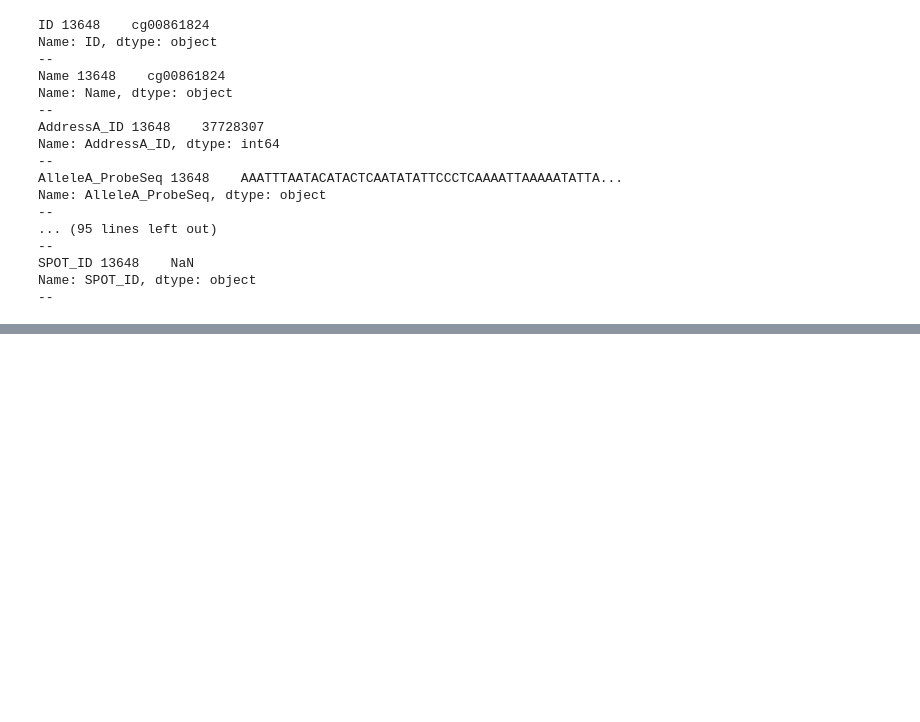
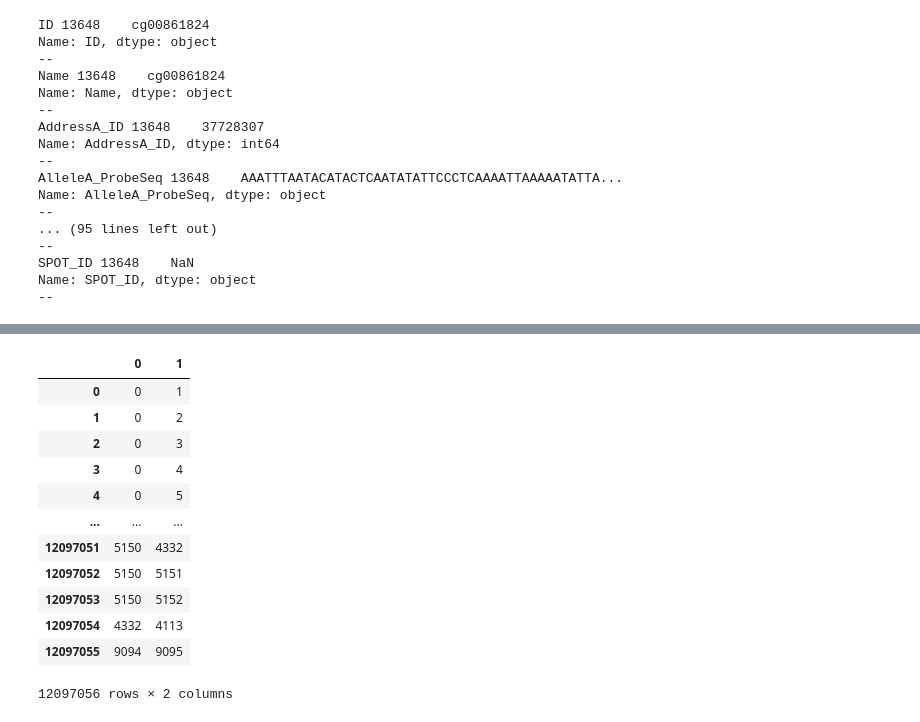
Before and after one commit to anuprulez/nanosampler, a Jupyter notebook: AML/analyse_niapu_features-only-pos-corr-test.ipynb, the cells around one changed output, grey strips where cells are left out. Saved outputs shown, nothing was run; the diff lists cells and outputs as text; code cells hidden in the pictures; blank space fills up the shorter version.

```diff
--- a/AML/analyse_niapu_features-only-pos-corr-test.ipynb
+++ b/AML/analyse_niapu_features-only-pos-corr-test.ipynb
@@ -771,0 +792,18 @@ plt.savefig("Confusion_matrix_NPPI_{}_NEpochs_{}.pdf".format(n_edges, n_epo), dp
+# %%
+base_path = "naipu_processed_data/only_positive_corr_data/"
+df_gene_gene_rel = pd.read_csv(base_path + "out_links_only_positive_corr", sep=" ", header=None)
+df_gene_gene_rel
+# %% [output]
+|  | 0 | 1 |
+| 0 | 0 | 1 |
+| 1 | 0 | 2 |
+| 2 | 0 | 3 |
+| 3 | 0 | 4 |
+| 4 | 0 | 5 |
+| ... | ... | ... |
+| 12097051 | 5150 | 4332 |
+| 12097052 | 5150 | 5151 |
+| 12097053 | 5150 | 5152 |
+| 12097054 | 4332 | 4113 |
+| 12097055 | 9094 | 9095 |
+12097056 rows × 2 columns
```
Also changed, not shown: parts of 15 cells of this notebook, 5 other files.
